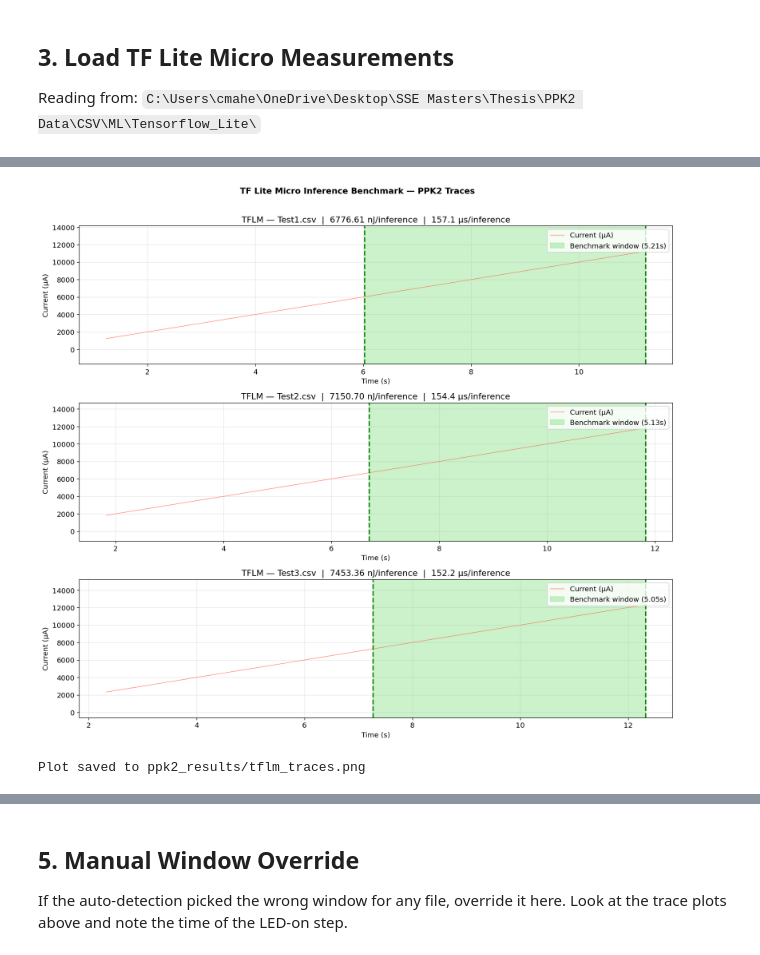
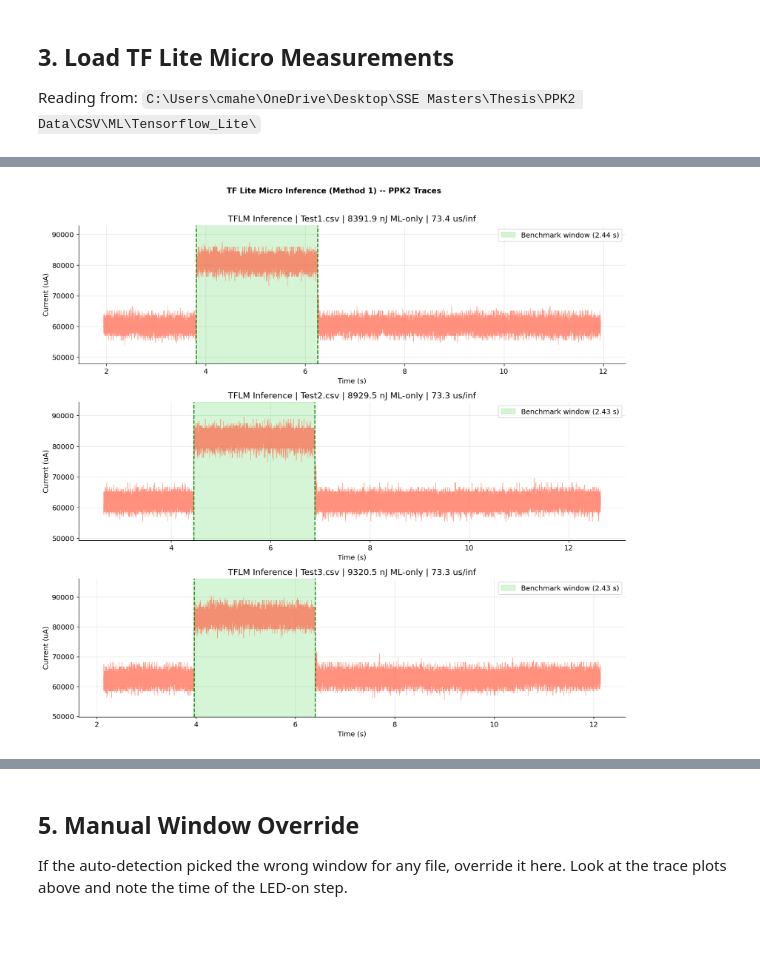
Before and after one commit to Ciaranm1999/Thesis-Edge-AI, a Jupyter notebook: ML_Training/energy_analysis.ipynb, the cells around one changed output, grey strips where cells are left out. Saved outputs shown, nothing was run; the diff lists cells and outputs as text; code cells hidden in the pictures.

```diff
--- a/ML_Training/energy_analysis.ipynb
+++ b/ML_Training/energy_analysis.ipynb
@@ -106,7 +128,7 @@ def load_ppk2_csv(path: Path) -> pd.DataFrame:
     print(f'  Loaded {len(df):,} rows. Columns: {list(df.columns)}')
 
     time_col    = next((c for c in df.columns if 'time' in c or 'stamp' in c), df.columns[0])
-    current_col = next((c for c in df.columns if 'current' in c or 'ua' in c or 'amp' in c), df.columns[1])
+    current_col = next((c for c in df.columns if c != time_col and ('current' in c or 'ua' in c or 'amp' in c)), df.columns[1])
 
     df = df[[time_col, current_col]].copy()
     df.columns = ['timestamp_raw', 'current_uA']
@@ -467,61 +476,49 @@ Plot saved to ppk2_results/aifes_traces.png
 Reading from: `C:\Users\cmahe\OneDrive\Desktop\SSE Masters\Thesis\PPK2 Data\CSV\ML\Tensorflow_Lite\`
 # %%
 tflm_files = sorted(TFLM_DIR.glob('*.csv'))
-print(f'Found {len(tflm_files)} TFLM files:')
-for f in tflm_files:
-    print(f'  {f.name}')
+print(f'Found {len(tflm_files)} TFLM files: {[f.name for f in tflm_files]}')
 
 tflm_results = []
-
-fig, axes = plt.subplots(len(tflm_files), 1, figsize=(14, 4 * len(tflm_files)), squeeze=False)
+fig, axes = plt.subplots(len(tflm_files), 1, figsize=(13, 4*len(tflm_files)), squeeze=False)
 
 for idx, fpath in enumerate(tflm_files):
     print(f'\n--- Run {idx+1}: {fpath.name} ---')
     df = load_ppk2_csv(fpath)
     t_start, t_end = detect_benchmark_window(df)
-
+    window_s          = t_end - t_start
     energy_uJ         = calc_energy_uJ(df, t_start, t_end)
-    energy_per_inf_uJ = energy_uJ / N_INFERENCES
-    energy_per_inf_nJ = energy_per_inf_uJ * 1000
-    window_s          = t_end - t_start
+    idle_energy_uJ    = IDLE_POWER_W * window_s * 1e6
+    ml_energy_uJ      = energy_uJ - idle_energy_uJ
+    energy_per_inf_nJ = (energy_uJ   / N_INFERENCES) * 1000
+    ml_energy_per_inf_nJ = (ml_energy_uJ / N_INFERENCES) * 1000
     us_per_inf        = (window_s * 1e6) / N_INFERENCES
 
     tflm_results.append({
-        'run': idx + 1,
-        'file': fpath.name,
-        'window_s': window_s,
+        'run': idx+1, 'file': fpath.name, 'window_s': window_s,
         'total_energy_uJ': energy_uJ,
-        'energy_per_inf_uJ': energy_per_inf_uJ,
-        'energy_per_inf_nJ': energy_per_inf_nJ,
+        'energy_per_inf_nJ':    energy_per_inf_nJ,
+        'ml_energy_per_inf_nJ': ml_energy_per_inf_nJ,
         'us_per_inf': us_per_inf,
     })
-
-    print(f'  Benchmark window  : {window_s:.3f} s')
-    print(f'  Total energy      : {energy_uJ:.1f} uJ')
-    print(f'  Energy/inference  : {energy_per_inf_nJ:.3f} nJ  ({energy_per_inf_uJ:.6f} uJ)')
-    print(f'  Time/inference    : {us_per_inf:.1f} us')
+    print(f'  Window            : {window_s:.3f} s')
+    print(f'  Energy (raw)      : {energy_per_inf_nJ:.2f} nJ/inf')
+    print(f'  Energy (ML-only)  : {ml_energy_per_inf_nJ:.2f} nJ/inf  (idle correction: {idle_energy_uJ/N_INFERENCES*1000:.1f} nJ)')
+    print(f'  Latency           : {us_per_inf:.1f} us/inf')
 
     ax = axes[idx][0]
-    # Downsample for plotting speed (every 20th point = 5000 Hz, still clear)
     ds = df.iloc[::20]
-    ax.plot(ds['time_s'], ds['current_uA'], lw=0.6, color='tomato', label='Current (µA)')
-    ax.axvspan(t_start, t_end, alpha=0.25, color='limegreen', label=f'Benchmark window ({window_s:.2f}s)')
-    ax.axvline(t_start, color='green', lw=2, ls='--')
-    ax.axvline(t_end,   color='green', lw=2, ls='--')
-    ax.set_title(f'TFLM — {fpath.name}  |  {energy_per_inf_nJ:.2f} nJ/inference  |  {us_per_inf:.1f} µs/inference')
-    ax.set_xlabel('Time (s)')
-    ax.set_ylabel('Current (µA)')
-    ax.legend(loc='upper right')
-    ax.grid(True, alpha=0.3)
-    # Zoom y-axis to the actual signal range so the benchmark box is clearly visible
-    y_lo = df['current_uA'].quantile(0.005)
-    y_hi = df['current_uA'].quantile(0.995)
-    margin = (y_hi - y_lo) * 0.3
-    ax.set_ylim(y_lo - margin, y_hi + margin)
+    ax.plot(ds['time_s'], ds['current_uA'], lw=0.5, color='tomato', alpha=0.7)
+    ax.axvspan(t_start, t_end, alpha=0.2, color='limegreen',
+               label=f'Benchmark window ({window_s:.2f} s)')
+    ax.axvline(t_start, color='green', lw=1.5, ls='--')
+    ax.axvline(t_end,   color='green', lw=1.5, ls='--')
+    ax.set_title(f'TFLM Inference | {fpath.name} | {ml_energy_per_inf_nJ:.1f} nJ ML-only | {us_per_inf:.1f} us/inf')
+    ax.set_xlabel('Time (s)'); ax.set_ylabel('Current (uA)'); ax.legend()
+    y_lo = df['current_uA'].quantile(0.005); y_hi = df['current_uA'].quantile(0.995)
+    ax.set_ylim(y_lo - (y_hi-y_lo)*0.3, y_hi + (y_hi-y_lo)*0.3)
 
-plt.suptitle('TF Lite Micro Inference Benchmark — PPK2 Traces', fontsize=13, fontweight='bold', y=1.01)
+plt.suptitle('TF Lite Micro Inference (Method 1) -- PPK2 Traces', fontsize=12, fontweight='bold', y=1.01)
 plt.tight_layout()
-plt.savefig(RESULTS_DIR / 'tflm_traces.png', bbox_inches='tight', dpi=150)
+plt.savefig(RESULTS_DIR/'tflm_traces.png', bbox_inches='tight', dpi=130)
 plt.show()
-print(f'\nPlot saved to {RESULTS_DIR}/tflm_traces.png')
 # %% [output]
@@ -545,2 +542 @@ Found 3 TFLM files:
-[figure, old version]
+[figure, new version]
-Plot saved to ppk2_results/tflm_traces.png
```
Also changed, not shown: parts of 24 cells of this notebook, 32 other files.
